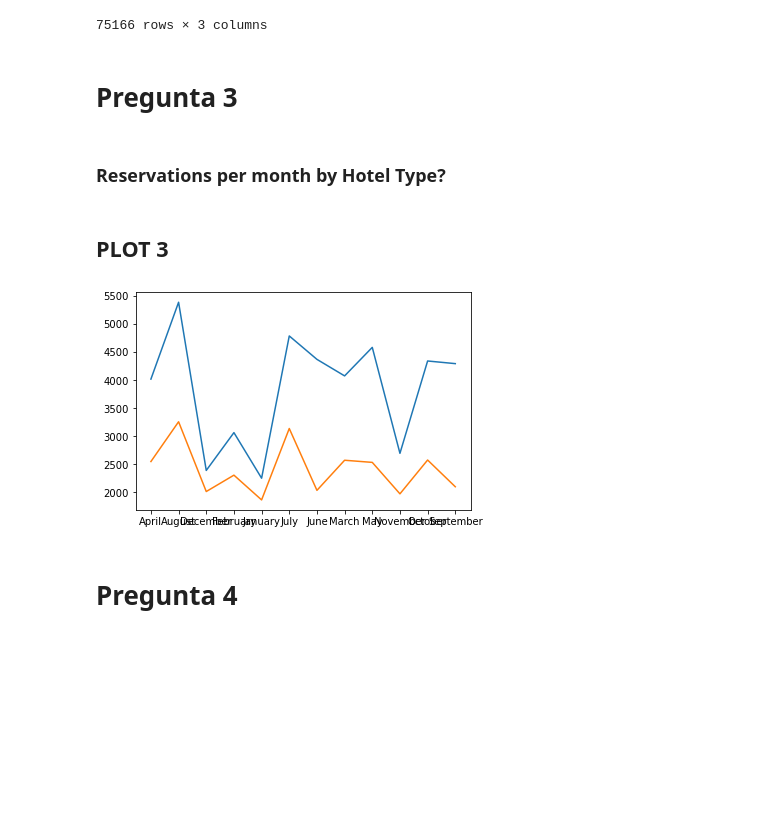
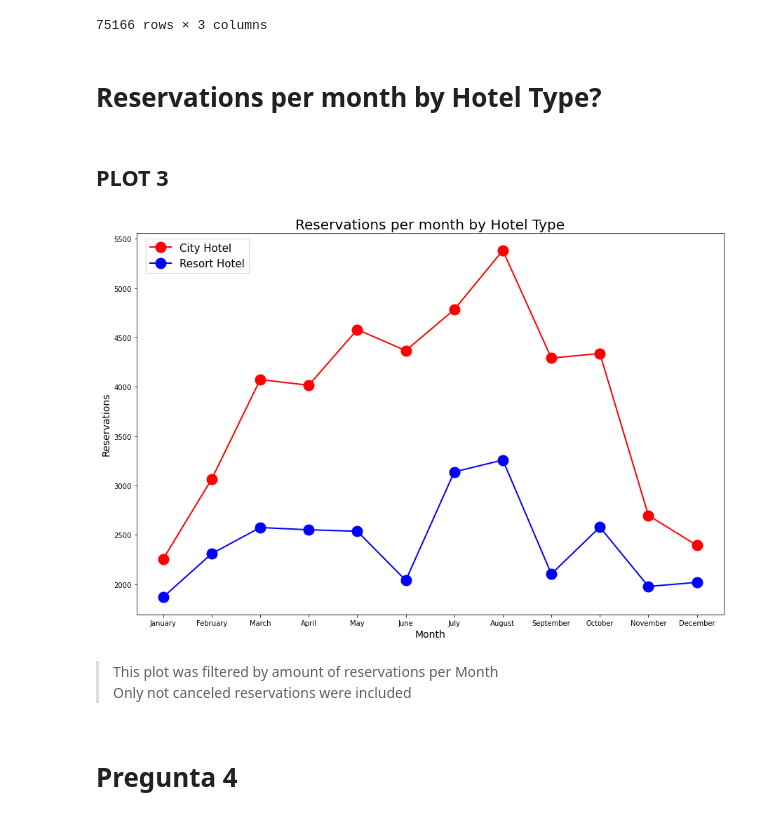
Before and after one commit to carlosmendozaj/Project_Booking_Demand, a Jupyter notebook: Hotel Demand.ipynb, the cells around one changed output. Cells and saved outputs as stored; diff of their text form; code cells hidden in the pictures; blank space fills up the shorter version.

```diff
--- a/Hotel Demand.ipynb
+++ b/Hotel Demand.ipynb
@@ -104,29 +144,43 @@ room_prices
 | 911 | Resort Hotel | L | 200.00 |
 | 354 | Resort Hotel | L | 150.00 |
 75166 rows × 3 columns
-# %% [markdown]
-# Pregunta 3
 # %% [markdown]
-### Reservations per month by Hotel Type?
+# Reservations per month by Hotel Type?
 # %% [markdown]
 ## PLOT 3
-# %%
-city_hotel = clean_purchase_data.loc[clean_purchase_data["hotel"]=="City Hotel"].loc[clean_purchase_data["is_canceled"]==0]
-resort_hotel = clean_purchase_data.loc[clean_purchase_data["hotel"]=="Resort Hotel"].loc[clean_purchase_data["is_canceled"]==0]
-city_hotel_monthly = city_hotel.groupby("arrival_date_month")["hotel"].count()
-resort_hotel_monthly = resort_hotel.groupby("arrival_date_month")["hotel"].count()
-
-## LO SIGUIENTE ERA PARA TRATAR DE REORDENAR LA LISTA PERO NO PUDE, SI ME PUDIERAN AYUDAR A ARREGLARLO O CAMBIARLO PARA QUE SE REORDENE JAN-DEC
-#ordered_months = pd.DataFrame({"months":["January", "February", "March", "April", "May", "June", "July", "August", "September", "October", "November", "December"]})
-#sort_ordered_months = ordered_months.reset_index().set_index("months")
-#city_hotel_monthly["months_number"] = city_hotel_monthly.map(sort_ordered_months["index"])
-#sort_ordered_months
-
-plt.plot(city_hotel_monthly)
-plt.plot(resort_hotel_monthly)
-plt.show()
-# %% [output]
-[figure, removed]
+# %%
+months = ["January", "February", "March", "April", "May", "June", "July", "August", "September", "October", "November", "December"]
+
+city_hotel = clean_purchase_data.loc[(clean_purchase_data["hotel"]=="City Hotel") &
+                                     (clean_purchase_data["is_canceled"]==0)]
+
+resort_hotel = clean_purchase_data.loc[(clean_purchase_data["hotel"]=="Resort Hotel") &
+                                     (clean_purchase_data["is_canceled"]==0)]
+
+
+city_hotel_monthly   = city_hotel.groupby("arrival_date_month")["hotel"].count()
+resort_hotel_monthly = resort_hotel.groupby("arrival_date_month")["hotel"].count()
+
+city_hotel_monthly_sorted   = city_hotel_monthly.reindex(months)
+resort_hotel_monthly_sorted = resort_hotel_monthly.reindex(months)
+
+fig1, ax1 = plt.subplots(figsize=(15, 10))
+plt.title('Reservations per month by Hotel Type',fontsize =20)
+plt.ylabel('Reservations',fontsize =14)
+plt.xlabel('Month',fontsize =14)
+
+# City Hotel Line
+plt.plot(city_hotel_monthly_sorted, linewidth=2, markersize=15,marker="o",color="red")
+# Resort Hotel Line
+plt.plot(resort_hotel_monthly_sorted, linewidth=2, markersize=15,marker="o",color="blue")
+plt.legend(labels=["City Hotel","Resort Hotel"], prop={'size': 15}, bbox_to_anchor=(0.2, 1))
+
+plt.show()
+# %% [output]
+[figure, added]
+# %% [markdown]
+> This plot was filtered by amount of reservations per Month<br>
+> Only not canceled reservations were included
 # %% [markdown]
 # Pregunta 4
 # %% [markdown]
```
Also changed, not shown: parts of 15 cells of this notebook.
